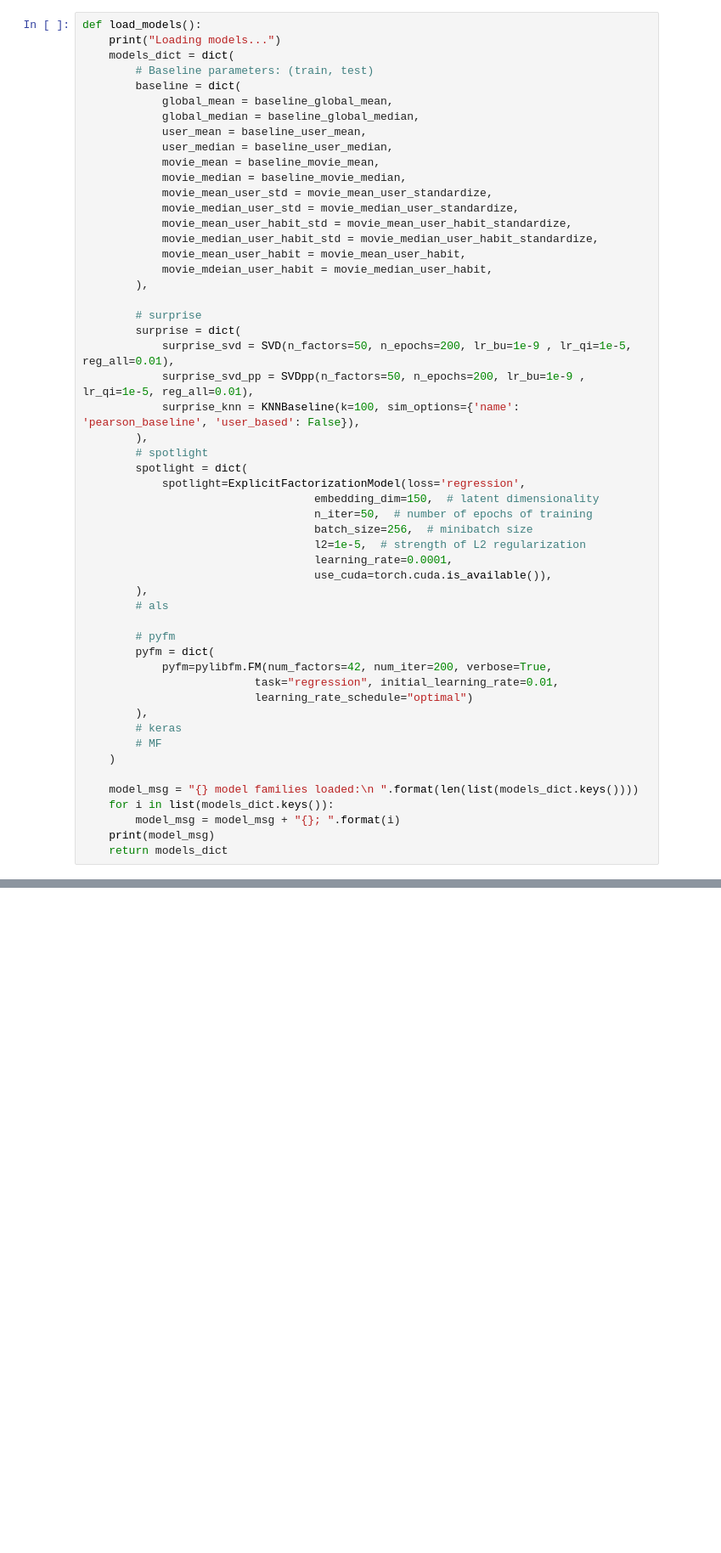
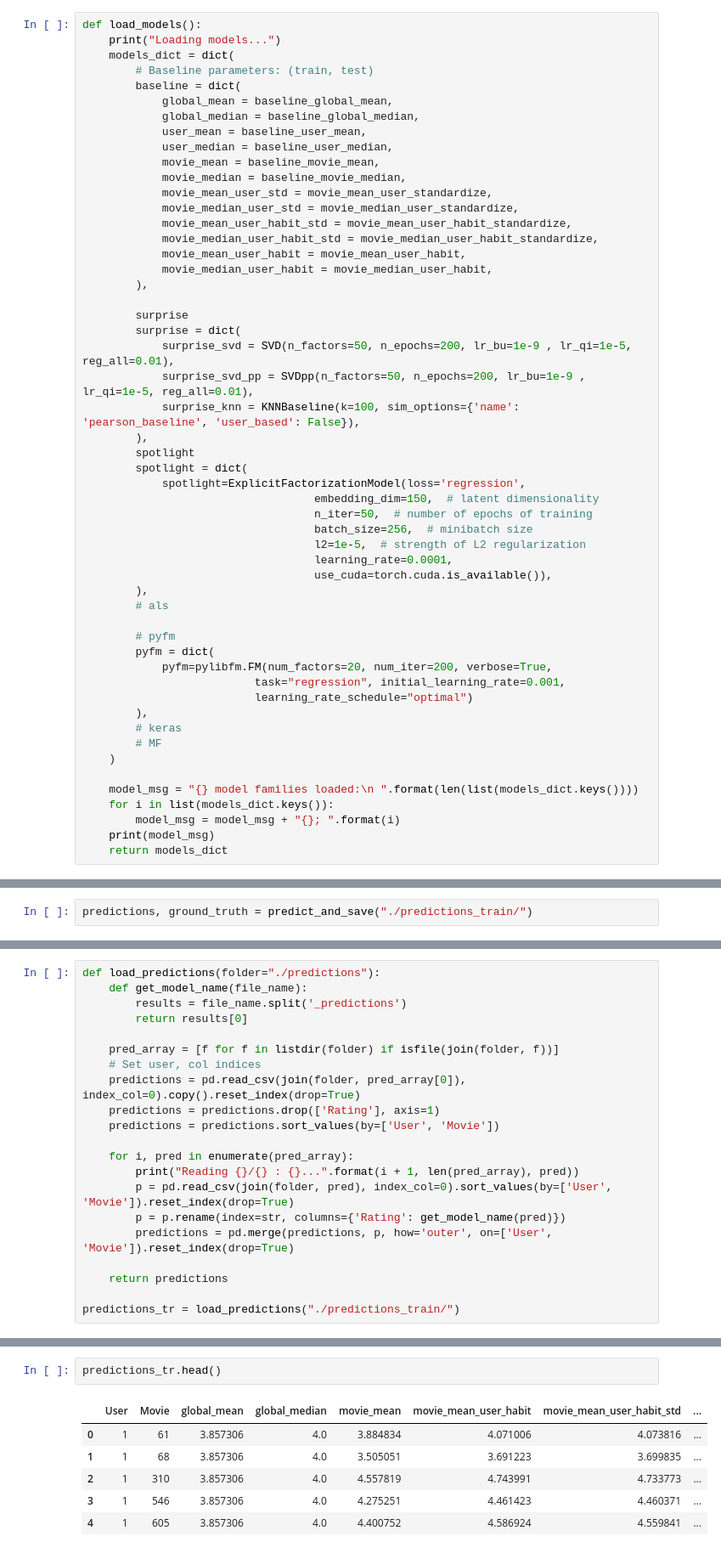
Before and after one commit to yukixLLL/MLProjects, a Jupyter notebook: Project2/Stacking.ipynb, the cells around one changed output, grey strips where cells are left out. Shown at 85% size. Cells and saved outputs as stored; diff of their text form; blank space fills up the shorter version.

```diff
--- a/Project2/Stacking.ipynb
+++ b/Project2/Stacking.ipynb
@@ -23,16 +50,16 @@ def load_models():
             movie_mean_user_habit_std = movie_mean_user_habit_standardize,
             movie_median_user_habit_std = movie_median_user_habit_standardize,
             movie_mean_user_habit = movie_mean_user_habit,
-            movie_mdeian_user_habit = movie_median_user_habit,
+            movie_median_user_habit = movie_median_user_habit,
         ),
 
-        # surprise
+        surprise
         surprise = dict(
             surprise_svd = SVD(n_factors=50, n_epochs=200, lr_bu=1e-9 , lr_qi=1e-5, reg_all=0.01),
             surprise_svd_pp = SVDpp(n_factors=50, n_epochs=200, lr_bu=1e-9 , lr_qi=1e-5, reg_all=0.01),
             surprise_knn = KNNBaseline(k=100, sim_options={'name': 'pearson_baseline', 'user_based': False}),
         ),
-        # spotlight
+        spotlight
         spotlight = dict(
             spotlight=ExplicitFactorizationModel(loss='regression',
                                    embedding_dim=150,  # latent dimensionality
@@ -46,8 +73,8 @@ def load_models():
 
         # pyfm
         pyfm = dict(
-            pyfm=pylibfm.FM(num_factors=42, num_iter=200, verbose=True,
-                          task="regression", initial_learning_rate=0.01,
+            pyfm=pylibfm.FM(num_factors=20, num_iter=200, verbose=True,
+                          task="regression", initial_learning_rate=0.001,
                           learning_rate_schedule="optimal")
         ),
         # keras
@@ -136,0 +149,2 @@ def load_predictions(folder="./predictions"):
+# %%
+predictions, ground_truth = predict_and_save("./predictions_train/")
@@ -136,0 +169,21 @@ def load_predictions(folder="./predictions"):
+# %%
+def load_predictions(folder="./predictions"):
+    def get_model_name(file_name):
+        results = file_name.split('_predictions')
+        return results[0]
+
+    pred_array = [f for f in listdir(folder) if isfile(join(folder, f))]
+    # Set user, col indices
+    predictions = pd.read_csv(join(folder, pred_array[0]), index_col=0).copy().reset_index(drop=True)
+    predictions = predictions.drop(['Rating'], axis=1)
+    predictions = predictions.sort_values(by=['User', 'Movie'])
+
+    for i, pred in enumerate(pred_array):
+        print("Reading {}/{} : {}...".format(i + 1, len(pred_array), pred))
+        p = pd.read_csv(join(folder, pred), index_col=0).sort_values(by=['User', 'Movie']).reset_index(drop=True)
+        p = p.rename(index=str, columns={'Rating': get_model_name(pred)})
+        predictions = pd.merge(predictions, p, how='outer', on=['User', 'Movie']).reset_index(drop=True)
+
+    return predictions
+
+predictions_tr = load_predictions("./predictions_train/")
@@ -136,0 +203,9 @@ def load_predictions(folder="./predictions"):
+# %%
+predictions_tr.head()
+# %% [output]
+|  | User | Movie | global_mean | global_median | movie_mean | movie_mean_user_habit | movie_mean_user_habit_std | ... |
+| 0 | 1 | 61 | 3.857306 | 4.0 | 3.884834 | 4.071006 | 4.073816 | ... |
+| 1 | 1 | 68 | 3.857306 | 4.0 | 3.505051 | 3.691223 | 3.699835 | ... |
+| 2 | 1 | 310 | 3.857306 | 4.0 | 4.557819 | 4.743991 | 4.733773 | ... |
+| 3 | 1 | 546 | 3.857306 | 4.0 | 4.275251 | 4.461423 | 4.460371 | ... |
+| 4 | 1 | 605 | 3.857306 | 4.0 | 4.400752 | 4.586924 | 4.559841 | ... |
```
Also changed, not shown: parts of 31 cells of this notebook, 4 other files.
